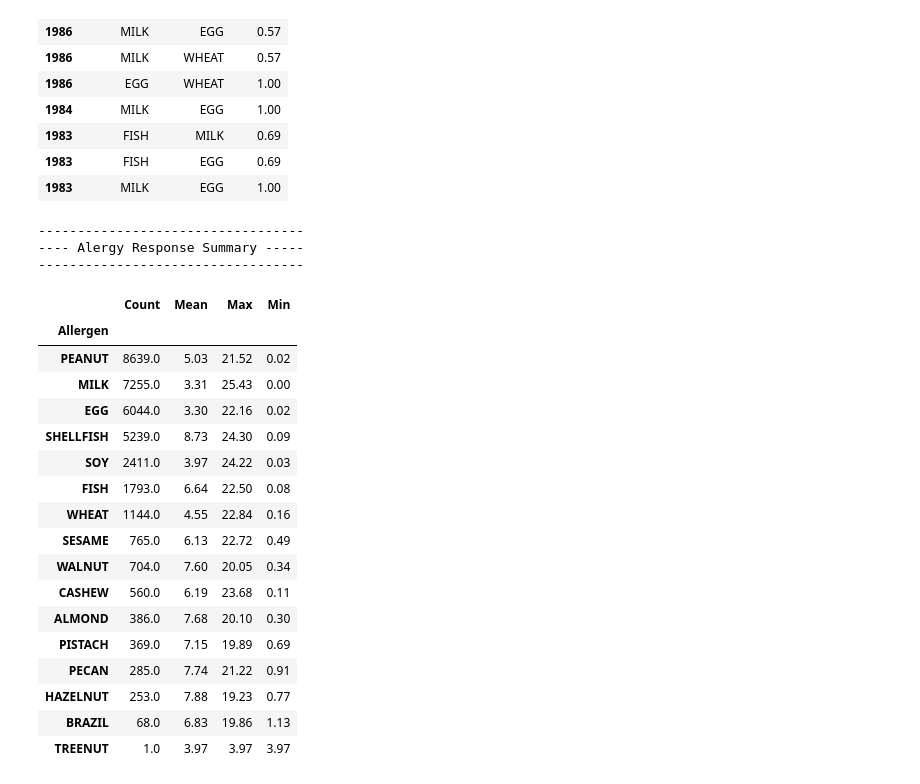
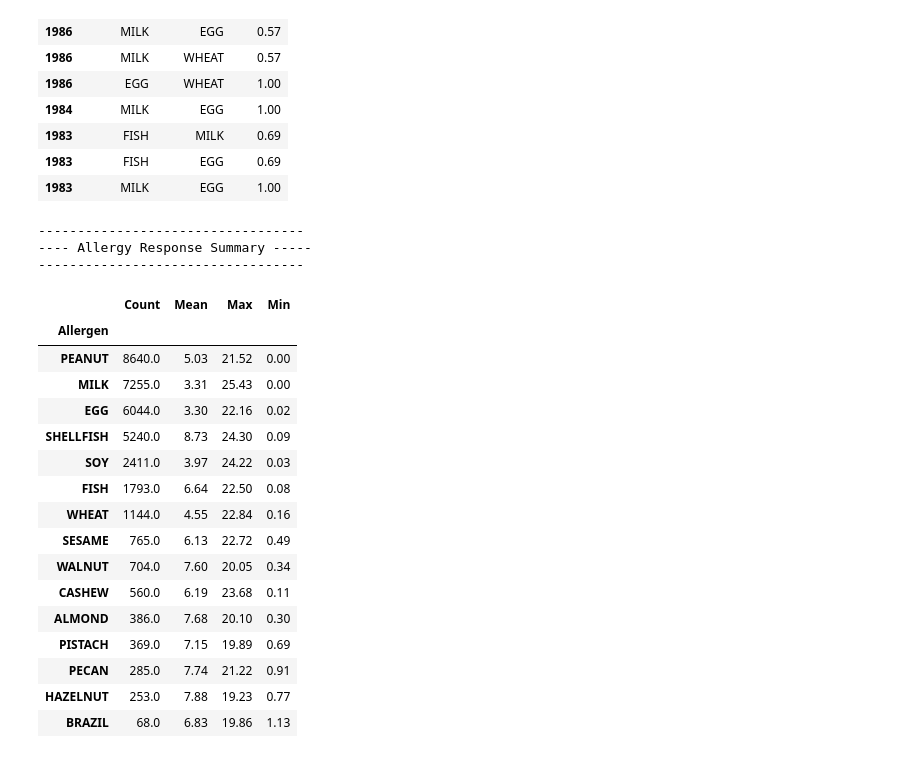
Before and after one commit to leahkrause/project_1, a Jupyter notebook: Allergy.ipynb, the cells around one changed output. Saved outputs shown, nothing was run; the diff lists cells and outputs as text; code cells hidden in the pictures.

```diff
--- a/Allergy.ipynb
+++ b/Allergy.ipynb
@@ -55,12 +55,13 @@ data_err_number=0
 #check if any data in the numeric cols is negetive
 #then delete the rows with negetive values
 for col in numeric_col:
-    data_err_number= len(allergy_df_clean[allergy_df_clean[col] <= 0])
+    data_err_number= len(allergy_df_clean[allergy_df_clean[col] < 0])
     if (data_err_number > 0):
-        print(f'{data_err_number} negetive/zero values were removed from {col} column')
+        print(f'{data_err_number} negetive values were removed from {col} column')
         allergy_df_clean=allergy_df_clean.drop(allergy_df_clean[allergy_df_clean[col] <= 0].index)
         deleted_rows_count+=data_err_number
 
+allergy_df_clean.drop(columns=['TREENUT_ALG_START','TREENUT_ALG_END'],inplace=True)
 print(f'\n------ {deleted_rows_count} rows deleted. --------')
 allergy_df_clean.head()
 # %% [output]
@@ -82,0 +92,3 @@ allergy_df_clean.head()
+# %%
+#put all the unknown and other races in 'R3 - Other' group
+allergy_df_clean.replace('R4 - Unknown', 'R3 - Other',inplace=True)
@@ -453,44 +624,78 @@ allergen_corr_df
 | 1983 | FISH | MILK | 0.69 |
 | 1983 | FISH | EGG | 0.69 |
 | 1983 | MILK | EGG | 1.00 |
+# %%
+allergen1=[]
+allergen2=[]
+corr_list=[]
+year_list=[]
+
+allergen_list=allergy_df_clean.columns[9:-9]
+years=allergy_df_clean['BIRTH_YEAR'].unique()
+
+allergen_list=[x for x in allergen_list if 'ALG_START' in x]
+
+for z in years :
+    allergy_year_df=allergy_df_clean[allergy_df_clean['BIRTH_YEAR']==z]
+    for x in allergen_list:
+        for y in allergen_list[allergen_list.index(x)+1:]:
+                correlation = sts.pearsonr(allergy_year_df[x].fillna(0),
+                                           allergy_year_df[y].fillna(0))
+
+                if (correlation[0] > 0.5):
+                    allergen1.append(x)
+                    allergen2.append(y)
+                    corr_list.append(round(correlation[0],2))
+                    year_list.append(z)
+
+allergen_corr_df=pd.DataFrame(data={'Allergen_1':[allergen_name[:-10] for allergen_name in allergen1],
+                              'Allergen2':[allergen_name[:-10] for allergen_name in allergen2],
+                               'r_value':corr_list, },
+                              index=year_list)
+print('\n----------------------------------------------------')
+print('---- The Most Correlated Allergen in Each Year -----')
+print('----------------------------------------------------')
+allergen_corr_df.index.names=['Year']
+allergen_corr_df
 # %%
 count_list=[]
 mean_list=[]
 max_list=[]
 min_list=[]
 allergen_stats=allergy_df_clean.describe()
 
 for x in allergen_list:
     count=allergen_stats.loc['count',x]
     count_list.append(count)
     mean=round(allergen_stats.loc['mean',x],2)
     mean_list.append(mean)
     max_num = round(allergen_stats.loc['max',x],2)
     max_list.append(max_num)
     min_num = round(allergen_stats.loc['min',x],2)
     min_list.append(min_num)
 
 allergy_response_df=pd.DataFrame(data={'Count':count_list,
                                        'Mean':mean_list,
                                        'Max':max_list,
                                        'Min':min_list},
                                  index=[allergen_name[:-10] for allergen_name in allergen_list])
 
 print('\n----------------------------------')
 print('---- Allergy Response Summary -----')
 print('----------------------------------')
 allergy_response_df.index.names=['Allergen']
-allergy_response_df.sort_values(by=['Count','Mean'],ascending=False)
+allergy_response_df.sort_values(by=['Count','Mean'],ascending=False,inplace=True)
+allergy_response_df
 # %% [output]
 ----------------------------------
----- Alergy Response Summary -----
+---- Allergy Response Summary -----
 ----------------------------------
 |  | Count | Mean | Max | Min |
 | Allergen |  |  |  |  |
-| PEANUT | 8639.0 | 5.03 | 21.52 | 0.02 |
+| PEANUT | 8640.0 | 5.03 | 21.52 | 0.00 |
 | MILK | 7255.0 | 3.31 | 25.43 | 0.00 |
 | EGG | 6044.0 | 3.30 | 22.16 | 0.02 |
-| SHELLFISH | 5239.0 | 8.73 | 24.30 | 0.09 |
+| SHELLFISH | 5240.0 | 8.73 | 24.30 | 0.09 |
 | SOY | 2411.0 | 3.97 | 24.22 | 0.03 |
 | FISH | 1793.0 | 6.64 | 22.50 | 0.08 |
 | WHEAT | 1144.0 | 4.55 | 22.84 | 0.16 |
@@ -502,4 +707,3 @@ allergy_response_df.sort_values(by=['Count','Mean'],ascending=False)
 | PECAN | 285.0 | 7.74 | 21.22 | 0.91 |
 | HAZELNUT | 253.0 | 7.88 | 19.23 | 0.77 |
 | BRAZIL | 68.0 | 6.83 | 19.86 | 1.13 |
-| TREENUT | 1.0 | 3.97 | 3.97 | 3.97 |
```
Also changed, not shown: parts of 44 cells of this notebook, 18 other files.
